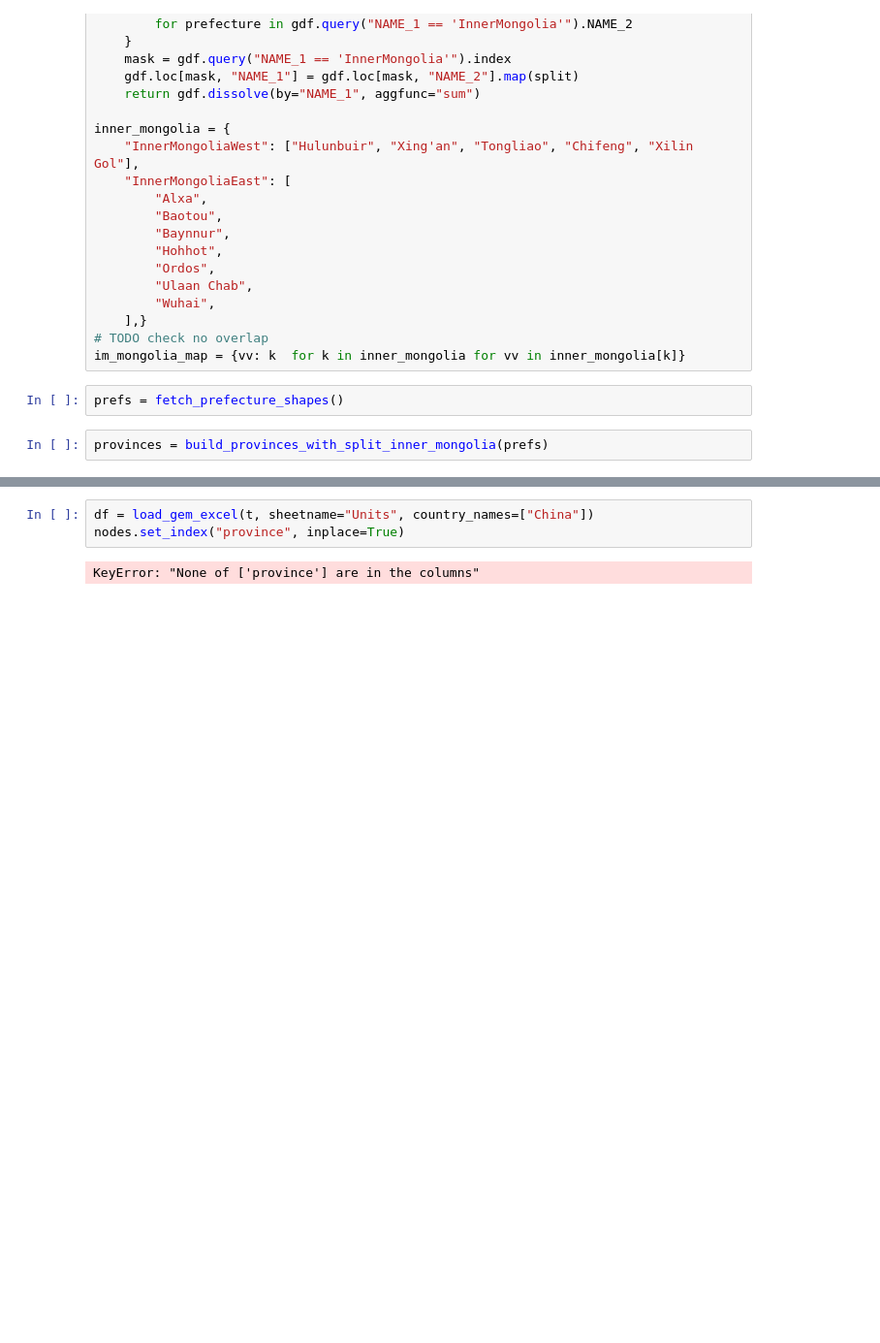
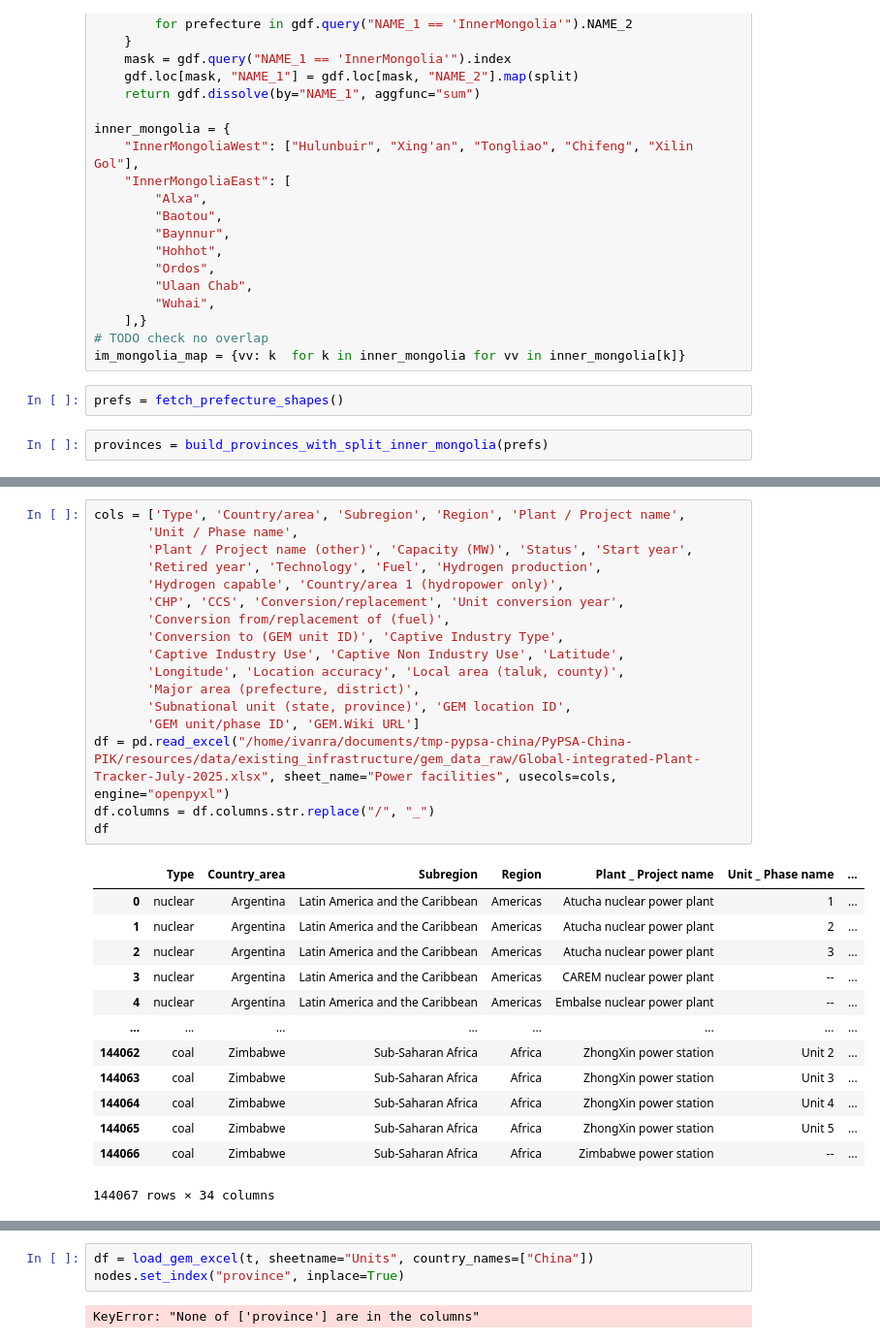
Before and after one commit to pik-piam/PyPSA-China-PIK, a Jupyter notebook: workflow/notebooks/devgem.ipynbd-1.ipynb, the cells around one changed output, grey strips where cells are left out. Shown at 97% size. Cells and saved outputs as stored; diff of their text form; blank space fills up the shorter version.

```diff
--- a/workflow/notebooks/devgem.ipynbd-1.ipynb
+++ b/workflow/notebooks/devgem.ipynbd-1.ipynb
@@ -189,3 +236,34 @@ def partition_gem_across_nodes(gem_data: pd.DataFrame, nodes: gpd.GeoDataFrame,
                 f"Some GEM locations are not covered by the nodes at GPS: {missing["Plant name"].head()}"
             )
         return joined
+# %%
+cols = ['Type', 'Country/area', 'Subregion', 'Region', 'Plant / Project name',
+       'Unit / Phase name',
+       'Plant / Project name (other)', 'Capacity (MW)', 'Status', 'Start year',
+       'Retired year', 'Technology', 'Fuel', 'Hydrogen production',
+       'Hydrogen capable', 'Country/area 1 (hydropower only)',
+       'CHP', 'CCS', 'Conversion/replacement', 'Unit conversion year',
+       'Conversion from/replacement of (fuel)',
+       'Conversion to (GEM unit ID)', 'Captive Industry Type',
+       'Captive Industry Use', 'Captive Non Industry Use', 'Latitude',
+       'Longitude', 'Location accuracy', 'Local area (taluk, county)',
+       'Major area (prefecture, district)',
+       'Subnational unit (state, province)', 'GEM location ID',
+       'GEM unit/phase ID', 'GEM.Wiki URL']
+df = pd.read_excel("/home/ivanra/documents/tmp-pypsa-china/PyPSA-China-PIK/resources/data/existing_infrastructure/gem_data_raw/Global-integrated-Plant-Tracker-July-2025.xlsx", sheet_name="Power facilities", usecols=cols, engine="openpyxl")
+df.columns = df.columns.str.replace("/", "_")
+df
+# %% [output]
+|  | Type | Country_area | Subregion | Region | Plant _ Project name | Unit _ Phase name | ... |
+| 0 | nuclear | Argentina | Latin America and the Caribbean | Americas | Atucha nuclear power plant | 1 | ... |
+| 1 | nuclear | Argentina | Latin America and the Caribbean | Americas | Atucha nuclear power plant | 2 | ... |
+| 2 | nuclear | Argentina | Latin America and the Caribbean | Americas | Atucha nuclear power plant | 3 | ... |
+| 3 | nuclear | Argentina | Latin America and the Caribbean | Americas | CAREM nuclear power plant | -- | ... |
+| 4 | nuclear | Argentina | Latin America and the Caribbean | Americas | Embalse nuclear power plant | -- | ... |
+| ... | ... | ... | ... | ... | ... | ... | ... |
+| 144062 | coal | Zimbabwe | Sub-Saharan Africa | Africa | ZhongXin power station | Unit 2 | ... |
+| 144063 | coal | Zimbabwe | Sub-Saharan Africa | Africa | ZhongXin power station | Unit 3 | ... |
+| 144064 | coal | Zimbabwe | Sub-Saharan Africa | Africa | ZhongXin power station | Unit 4 | ... |
+| 144065 | coal | Zimbabwe | Sub-Saharan Africa | Africa | ZhongXin power station | Unit 5 | ... |
+| 144066 | coal | Zimbabwe | Sub-Saharan Africa | Africa | Zimbabwe power station | -- | ... |
+144067 rows × 34 columns
```
Also changed, not shown: parts of 12 cells of this notebook, 1 other file.
